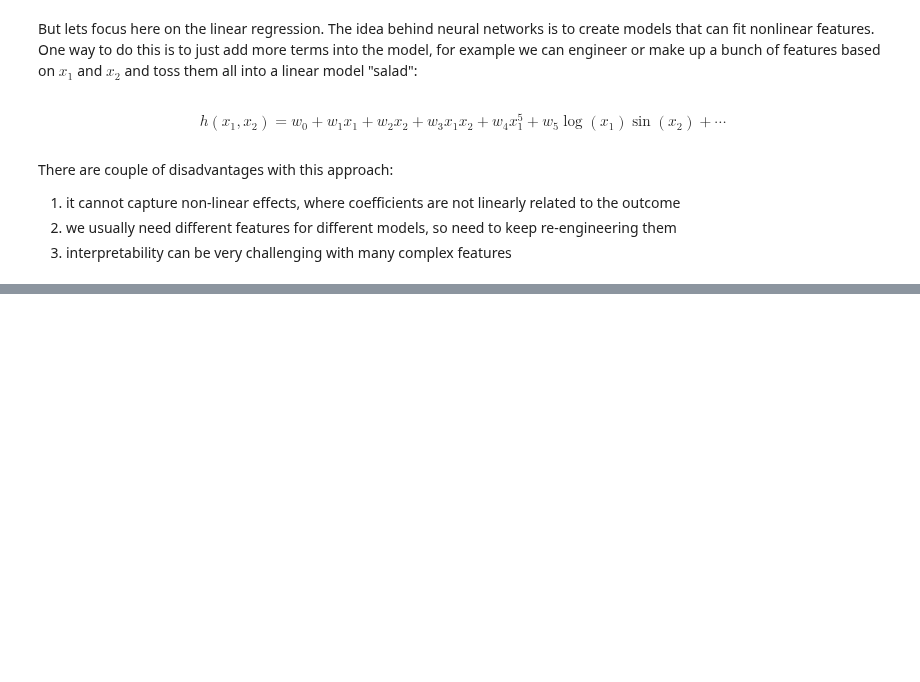
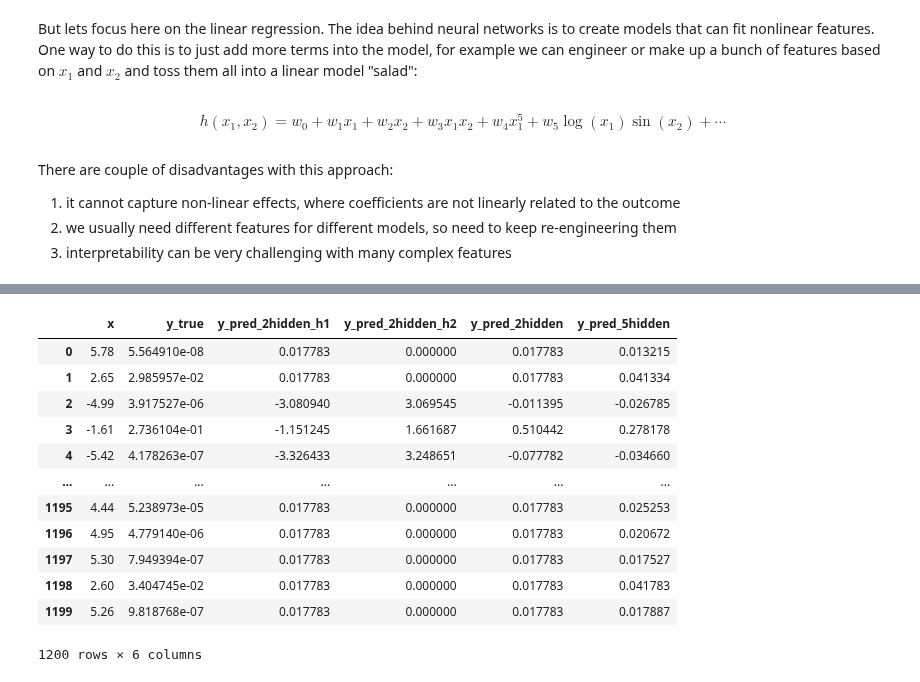
Before and after one commit to igor-sb/blog, a Jupyter notebook: posts/neural_networks.ipynb, the cells around one changed output, grey strips where cells are left out. Cells and saved outputs as stored; diff of their text form; code cells hidden in the pictures; blank space fills up the shorter version.

```diff
--- a/posts/neural_networks.ipynb
+++ b/posts/neural_networks.ipynb
@@ -27,0 +102,17 @@ There are couple of disadvantages with this approach:
+# %%
+tf.random.set_seed(42)
+
+model5 = tf.keras.models.Sequential([
+    tf.keras.layers.Input(shape=[1]),
+    tf.keras.layers.Dense(5, activation='relu'),
+    tf.keras.layers.Dense(1)
+])
+
+# optimizer = tf.keras.optimizers.SGD(learning_rate=0.03)
+optimizer = tf.keras.optimizers.Adam(learning_rate=0.03)
+model5.compile(loss='mean_squared_error', optimizer=optimizer, metrics=['RootMeanSquaredError'])
+
+history = model5.fit(x_train, y_train, epochs=300, validation_data=(x_valid, y_valid))
+
+w5_0, b5_0 = model5.layers[0].get_weights()
+w5_1, b5_1 = model5.layers[1].get_weights()
@@ -27,0 +139,42 @@ There are couple of disadvantages with this approach:
+# %%
+def relu(x):
+    return np.maximum(0, x)
+
+model_fit_df = pd.DataFrame({
+    'x': x,
+    'y_true': y,
+    'y_pred_2hidden_h1': w2_1[0][0] * relu(w2_0[0][0] * x + b2_0[0]) + b2_1[0],
+    'y_pred_2hidden_h2': w2_1[1][0] * relu(w2_0[0][1] * x + b2_0[1]),
+    'y_pred_2hidden': (
+        # 0.21 * relu(-0.0234 * x - 0.45)
+        # + (-0.31) * relu(0.056 * x - 0.45)
+        # + 0.085
+        w2_1[0][0] * relu(w2_0[0][0] * x + b2_0[0])
+        + w2_1[1][0] * relu(w2_0[0][1] * x + b2_0[1])
+        + b2_1[0]
+    ),
+    'y_pred_5hidden': (
+         w5_1[0][0] * relu(w5_0[0][0] * x + b5_0[0])
+        + w5_1[1][0] * relu(w5_0[0][1] * x + b5_0[1])
+        + w5_1[2][0] * relu(w5_0[0][2] * x + b5_0[2])
+        + w5_1[3][0] * relu(w5_0[0][3] * x + b5_0[3])
+        + w5_1[4][0] * relu(w5_0[0][4] * x + b5_0[4])
+        + b5_1[0]
+    )
+})
+
+model_fit_df
+# %% [output]
+|  | x | y_true | y_pred_2hidden_h1 | y_pred_2hidden_h2 | y_pred_2hidden | y_pred_5hidden |
+| 0 | 5.78 | 5.564910e-08 | 0.017783 | 0.000000 | 0.017783 | 0.013215 |
+| 1 | 2.65 | 2.985957e-02 | 0.017783 | 0.000000 | 0.017783 | 0.041334 |
+| 2 | -4.99 | 3.917527e-06 | -3.080940 | 3.069545 | -0.011395 | -0.026785 |
+| 3 | -1.61 | 2.736104e-01 | -1.151245 | 1.661687 | 0.510442 | 0.278178 |
+| 4 | -5.42 | 4.178263e-07 | -3.326433 | 3.248651 | -0.077782 | -0.034660 |
+| ... | ... | ... | ... | ... | ... | ... |
+| 1195 | 4.44 | 5.238973e-05 | 0.017783 | 0.000000 | 0.017783 | 0.025253 |
+| 1196 | 4.95 | 4.779140e-06 | 0.017783 | 0.000000 | 0.017783 | 0.020672 |
+| 1197 | 5.30 | 7.949394e-07 | 0.017783 | 0.000000 | 0.017783 | 0.017527 |
+| 1198 | 2.60 | 3.404745e-02 | 0.017783 | 0.000000 | 0.017783 | 0.041783 |
+| 1199 | 5.26 | 9.818768e-07 | 0.017783 | 0.000000 | 0.017783 | 0.017887 |
+1200 rows × 6 columns
```
Also changed, not shown: parts of 10 cells of this notebook, 3 other files.
